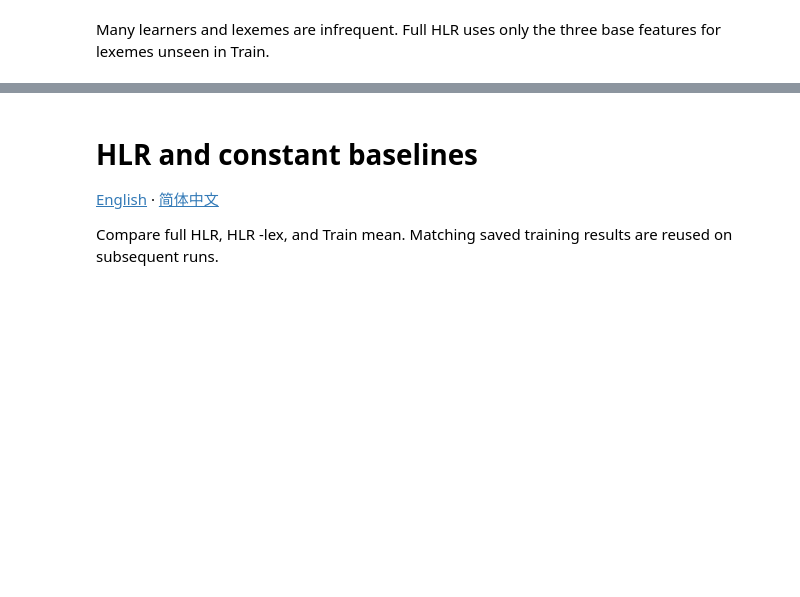
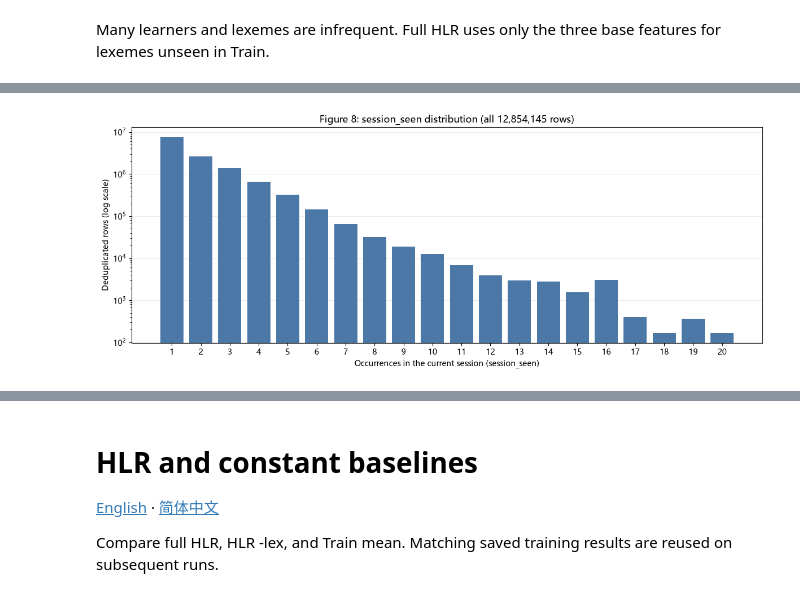
Before and after one commit to Horace564/HLR, a Jupyter notebook: legacy_full_pipeline.ipynb, the cells around one changed output, grey strips where cells are left out. Saved outputs shown, nothing was run; the diff lists cells and outputs as text; code cells hidden in the pictures; blank space fills up the shorter version.

```diff
--- a/legacy_full_pipeline.ipynb
+++ b/legacy_full_pipeline.ipynb
@@ -1357,0 +1360,83 @@ Many learners and lexemes are infrequent. Full HLR uses only the three base feat
+# %%
+from collections import Counter
+import numpy as np
+import pandas as pd
+import matplotlib.pyplot as plt
+from matplotlib.ticker import PercentFormatter
+from IPython.display import display
+
+plt.rcParams["font.sans-serif"] = ["Microsoft YaHei", "SimHei", "DejaVu Sans"]
+plt.rcParams["axes.unicode_minus"] = False
+
+# Scan the full deduplicated file without sampling or target clipping.
+session_eda_rows = Counter()
+session_eda_zero = Counter()
+session_eda_one = Counter()
+session_eda_total = 0
+for session_eda_chunk in pd.read_csv(
+    data_path, compression="gzip", usecols=["session_seen", "p_recall"], chunksize=200_000,
+):
+    session_eda_seen = session_eda_chunk["session_seen"]
+    session_eda_p = session_eda_chunk["p_recall"]
+    if not (session_eda_seen.notna().all()
+            and np.isfinite(session_eda_seen.to_numpy()).all()
+            and session_eda_seen.gt(0).all()
+            and session_eda_seen.eq(np.floor(session_eda_seen)).all()):
+        raise ValueError("session_seen must contain nonmissing positive integers; no rows are dropped.")
+    if not session_eda_p.between(0, 1).all():
+        raise ValueError("p_recall must be nonmissing and within [0, 1]; no rows are dropped.")
+    session_eda_rows.update(session_eda_seen.value_counts().to_dict())
+    session_eda_zero.update(session_eda_seen[session_eda_p.eq(0)].value_counts().to_dict())
+    session_eda_one.update(session_eda_seen[session_eda_p.eq(1)].value_counts().to_dict())
+    session_eda_total += len(session_eda_chunk)
+
+session_eda_summary = pd.DataFrame([
+    {"session_seen": int(k), "rows": int(n),
+     "p_zero_rows": int(session_eda_zero[k]), "p_one_rows": int(session_eda_one[k])}
+    for k, n in sorted(session_eda_rows.items())
+]).set_index("session_seen")
+session_eda_summary["p_partial_rows"] = (
+    session_eda_summary["rows"] - session_eda_summary["p_zero_rows"]
+    - session_eda_summary["p_one_rows"]
+)
+session_eda_summary["row_share"] = session_eda_summary["rows"] / session_eda_total
+for session_eda_kind in ["zero", "partial", "one"]:
+    session_eda_summary[f"p_{session_eda_kind}_rate"] = (
+        session_eda_summary[f"p_{session_eda_kind}_rows"] / session_eda_summary["rows"]
+    )
+assert int(session_eda_summary["rows"].sum()) == session_eda_total > 0
+assert session_eda_summary["p_partial_rows"].ge(0).all()
+np.testing.assert_allclose(
+    session_eda_summary[["p_zero_rate", "p_partial_rate", "p_one_rate"]].sum(axis=1), 1.0
+)
+# Check against Figure 1 full-file counts when available.
+if "full_row_count" in globals():
+    assert session_eda_total == full_row_count
+    assert int(session_eda_summary["p_zero_rows"].sum()) == full_p_zero
+    assert int(session_eda_summary["p_one_rows"].sum()) == full_p_one
+if 1 in session_eda_summary.index:
+    assert session_eda_summary.loc[1, "p_partial_rows"] == 0
+
+print(f"Scanned all {session_eda_total:,} deduplicated rows without sampling or target clipping.")
+print(f"session_seen range: {session_eda_summary.index.min()}–{session_eda_summary.index.max()}; "
+      f"observed {len(session_eda_summary)} distinct counts.")
+session_eda_distribution_table = session_eda_summary[["rows", "row_share"]].rename(columns={
+    "rows": "Deduplicated rows", "row_share": "Share of all rows",
+}).copy()
+session_eda_distribution_table["Deduplicated rows"] = session_eda_distribution_table["Deduplicated rows"].map("{:,}".format)
+session_eda_distribution_table["Share of all rows"] = session_eda_distribution_table["Share of all rows"].map("{:.4%}".format)
+display(session_eda_distribution_table)
+
+session_eda_positions = np.arange(len(session_eda_summary))
+fig, ax = plt.subplots(figsize=(12, 4.8))
+ax.bar(session_eda_positions, session_eda_summary["rows"], color="#4C78A8")
+ax.set_yscale("log")
+ax.set_xticks(session_eda_positions, session_eda_summary.index.astype(str))
+ax.set(xlabel="Occurrences in the current session (session_seen)",
+       ylabel="Deduplicated rows (log scale)",
+       title=f"Figure 8: session_seen distribution (all {session_eda_total:,} rows)")
+ax.grid(axis="y", alpha=0.25)
+ax.set_axisbelow(True)
+fig.tight_layout()
+plt.show()
+# %% [output]
@@ -1357,0 +1463 @@ Many learners and lexemes are infrequent. Full HLR uses only the three base feat
+[figure, added]
```
Also changed, not shown: parts of 6 cells of this notebook, 5 other files.
